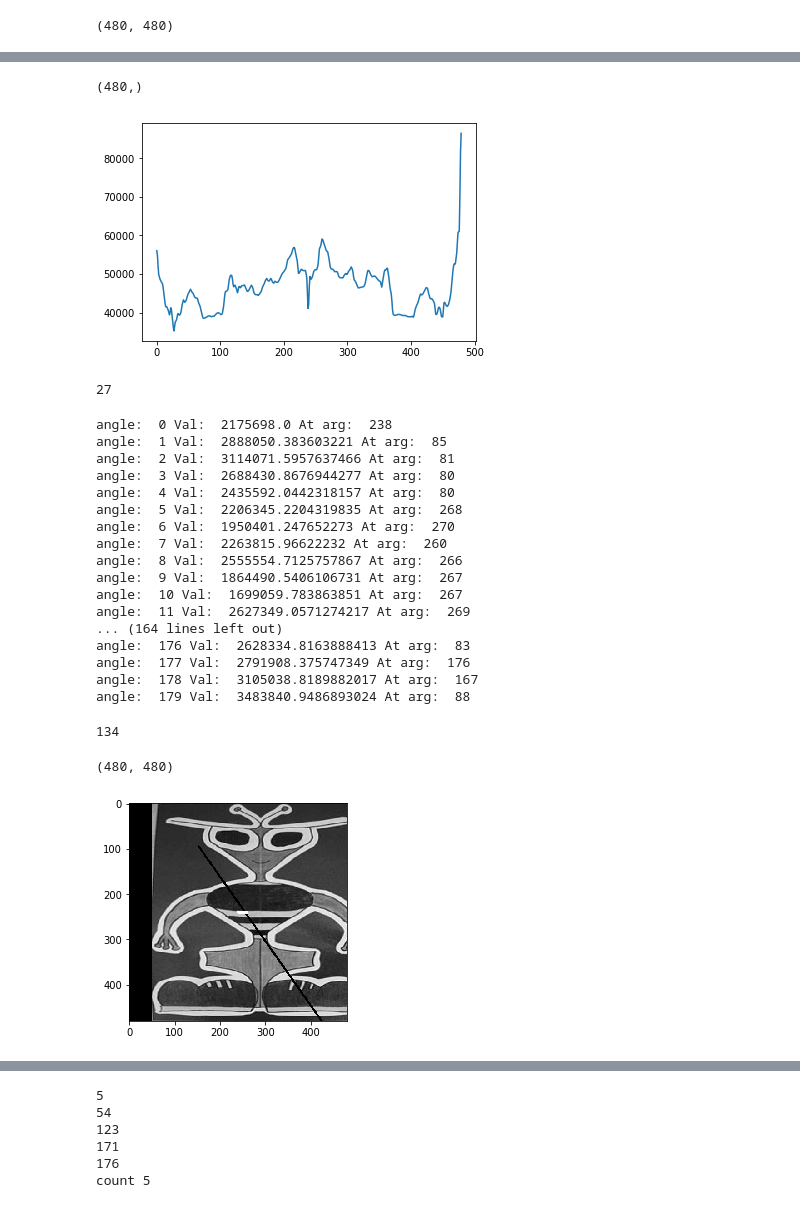
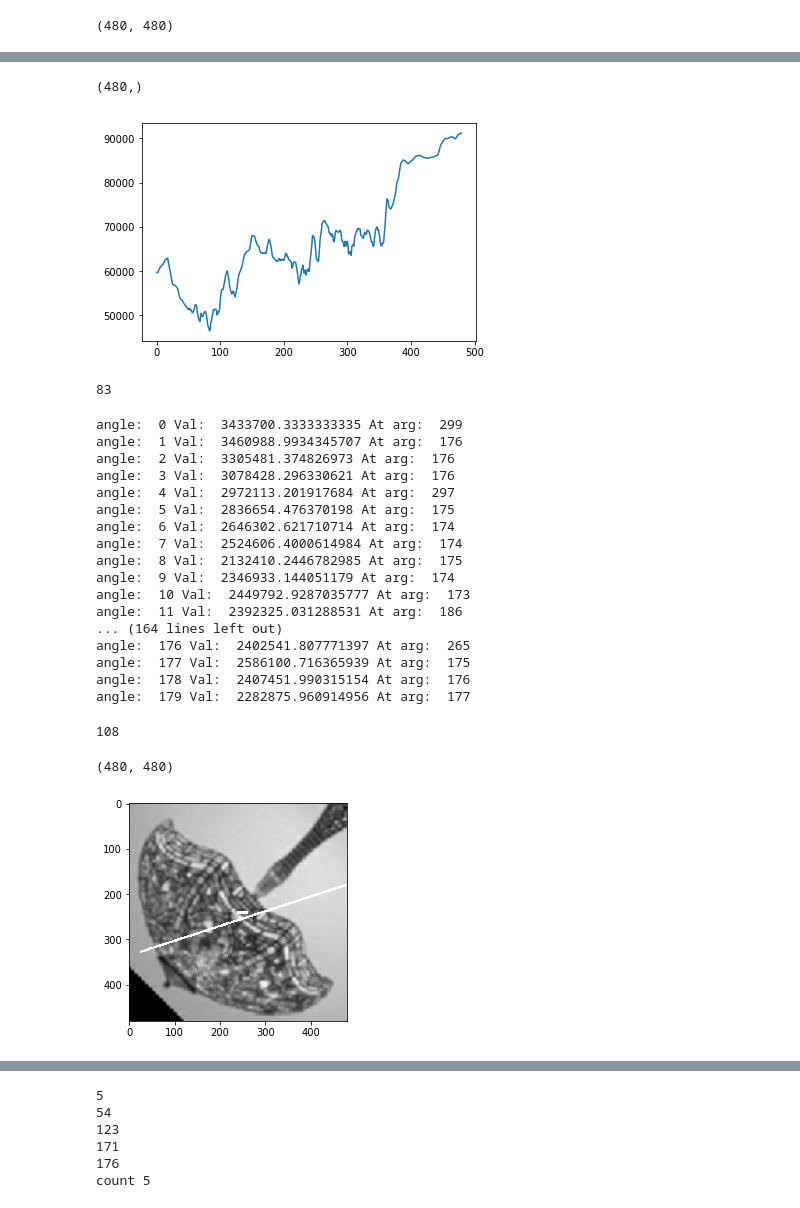
Before and after one commit to SachinG007/Sym_radon, a Jupyter notebook: jupyter_notebooks/Sym_Radon_ORB.ipynb, the cells around one changed output, grey strips where cells are left out. Cells and saved outputs as stored; diff of their text form; code cells hidden in the pictures.

```diff
--- a/jupyter_notebooks/Sym_Radon_ORB.ipynb
+++ b/jupyter_notebooks/Sym_Radon_ORB.ipynb
@@ -12,6 +13,6 @@ import sewar
 %matplotlib inline
 # %%
-img = cv2.imread("../images/pat.png",0)
+img = cv2.imread("../images/bus.png",0)
 img = cv2.resize(img,(480,480))
 
 # imgo = np.copy(img)
@@ -35,0 +37,12 @@ plt.imshow(img, cmap='gray')
+# %%
+
+orb = cv2.ORB_create()
+kp = orb.detect(img,None)
+kp, des = orb.compute(img, kp)
+# %%
+img = np.copy(imgo)
+print('Num of keypts ',len(kp))
+for i in range(50):
+#     print(kp[i].pt)
+    cv2.circle(img,(int(kp[i].pt[0]),int(kp[i].pt[1])),10 , (0,0,0), 3)
+plt.imshow(img),plt.show()
@@ -55,8 +72,8 @@ min_idxb = np.argmin(b)
 print(min_idxb)
 # %% [output]
 (480,)
-[figure, old version]
+[figure, new version]
-27
+83
 # %%
 min_angles = []
 for k in range(180):
@@ -71,11 +88,11 @@ for k in range(180):
             vec[conv_sz[i] - 1 -j] = -1-j
             ans = np.add(ans, abs(np.convolve(vec,b,mode='same')))
     #restrict to center
-    ans_m = ans
-#     ans_m = ans[30:60]
-    center = np.argmin(ans_m)
+#     ans_m = ans
+    ans_m = ans[100:300]
+    center = np.argmin(ans_m)+100
     min_val = min(ans_m)
-#     if center <220 or center > 240:
+#     if center <230 or center > 250:
 #         min_val = min_val*10000
 
     min_angles.append(min_val/len(conv_sz))
@@ -84,23 +101,23 @@ for k in range(180):
     # print(np.shape(ans))
 #     print(np.argmin(ans))
 # %% [output]
-angle:  0 Val:  2175698.0 At arg:  238
-angle:  1 Val:  2888050.383603221 At arg:  85
-angle:  2 Val:  3114071.5957637466 At arg:  81
-angle:  3 Val:  2688430.8676944277 At arg:  80
-angle:  4 Val:  2435592.0442318157 At arg:  80
-angle:  5 Val:  2206345.2204319835 At arg:  268
-angle:  6 Val:  1950401.247652273 At arg:  270
-angle:  7 Val:  2263815.96622232 At arg:  260
-angle:  8 Val:  2555554.7125757867 At arg:  266
-angle:  9 Val:  1864490.5406106731 At arg:  267
-angle:  10 Val:  1699059.783863851 At arg:  267
-angle:  11 Val:  2627349.0571274217 At arg:  269
+angle:  0 Val:  3433700.3333333335 At arg:  299
+angle:  1 Val:  3460988.9934345707 At arg:  176
+angle:  2 Val:  3305481.374826973 At arg:  176
+angle:  3 Val:  3078428.296330621 At arg:  176
+angle:  4 Val:  2972113.201917684 At arg:  297
+angle:  5 Val:  2836654.476370198 At arg:  175
+angle:  6 Val:  2646302.621710714 At arg:  174
+angle:  7 Val:  2524606.4000614984 At arg:  174
+angle:  8 Val:  2132410.2446782985 At arg:  175
+angle:  9 Val:  2346933.144051179 At arg:  174
+angle:  10 Val:  2449792.9287035777 At arg:  173
+angle:  11 Val:  2392325.031288531 At arg:  186
 ... (164 lines left out)
-angle:  176 Val:  2628334.8163888413 At arg:  83
-angle:  177 Val:  2791908.375747349 At arg:  176
-angle:  178 Val:  3105038.8189882017 At arg:  167
-angle:  179 Val:  3483840.9486893024 At arg:  88
+angle:  176 Val:  2402541.807771397 At arg:  265
+angle:  177 Val:  2586100.716365939 At arg:  175
+angle:  178 Val:  2407451.990315154 At arg:  176
+angle:  179 Val:  2282875.960914956 At arg:  177
 # %%
 # print(min_angles)
 print(np.argmin(min_angles))
@@ -109,25 +126,25 @@ print(np.argmin(min_angles))
 #         print(h)
 #         print(min_angles[h])
 # %% [output]
-134
+108
 # %%
-ang = 35
-sym_pt = 291
+ang = 108
+sym_pt = 253
 
 print(np.shape(imgo))
 img = np.copy(imgo)
 # img = cv2.resize(img,(64,64))
 for i in range(1):
     c0 = np.rint(240*np.cos(((180-ang)/180)*3.14)).astype(int)
     s0 = np.rint(240*np.sin(((180-ang)/180)*3.14)).astype(int)
 #     print(s0)
 #     print(c0)
-    img = cv2.line(img,(sym_pt + s0,sym_pt - c0),(sym_pt - s0,sym_pt + c0),(0,0,0),3)
+    img = cv2.line(img,(sym_pt + s0,sym_pt - c0),(sym_pt - s0,sym_pt + c0),(255,255,255),3)
     img = cv2.line(img,(240,240),(260,240),(255,255,255),5)
     plt.imshow(img, cmap='gray')
 # %% [output]
 (480, 480)
-[figure, old version]
+[figure, new version]
 # %%
 sinogram1t = np.flipud(sinogram1)
 diff = np.abs(sinogram1 - sinogram1t)
```
Also changed, not shown: parts of 4 cells of this notebook, 1 other file.
